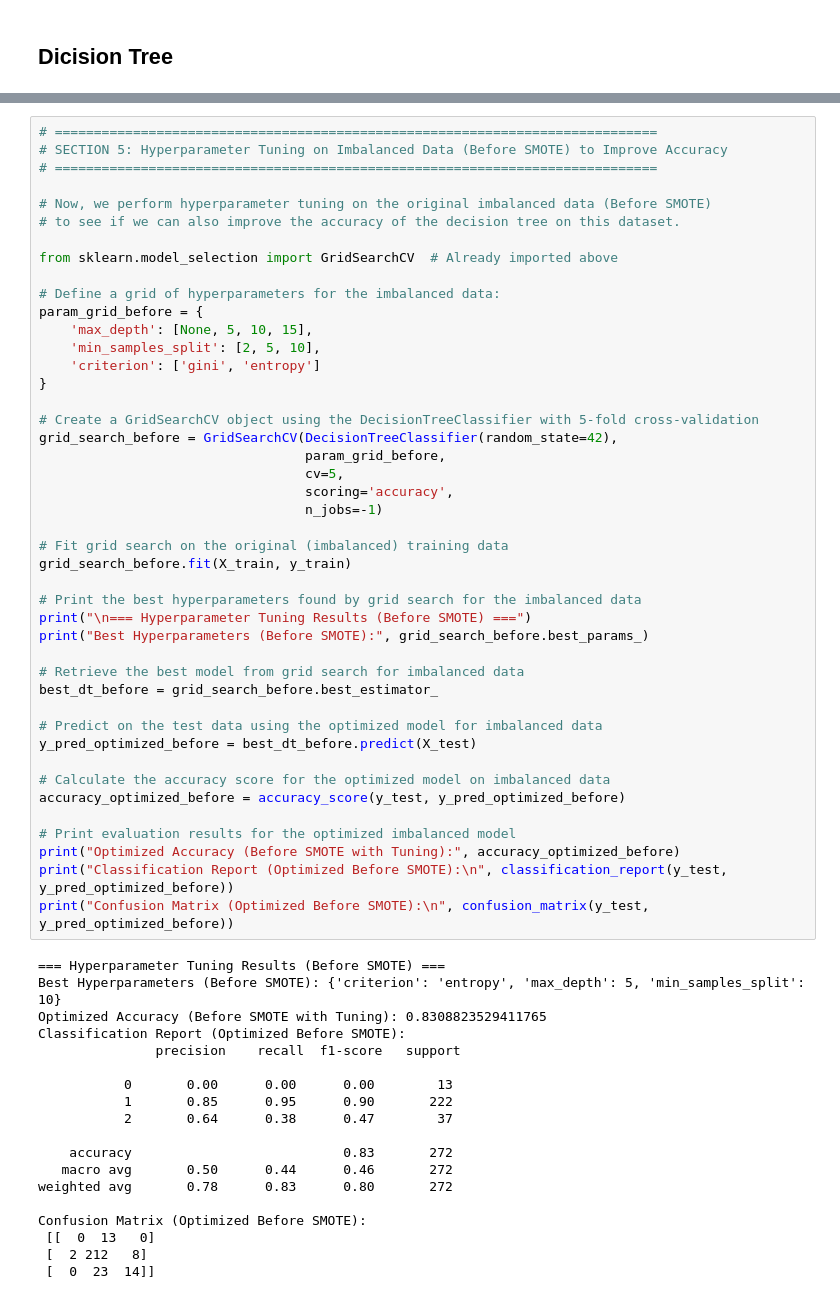
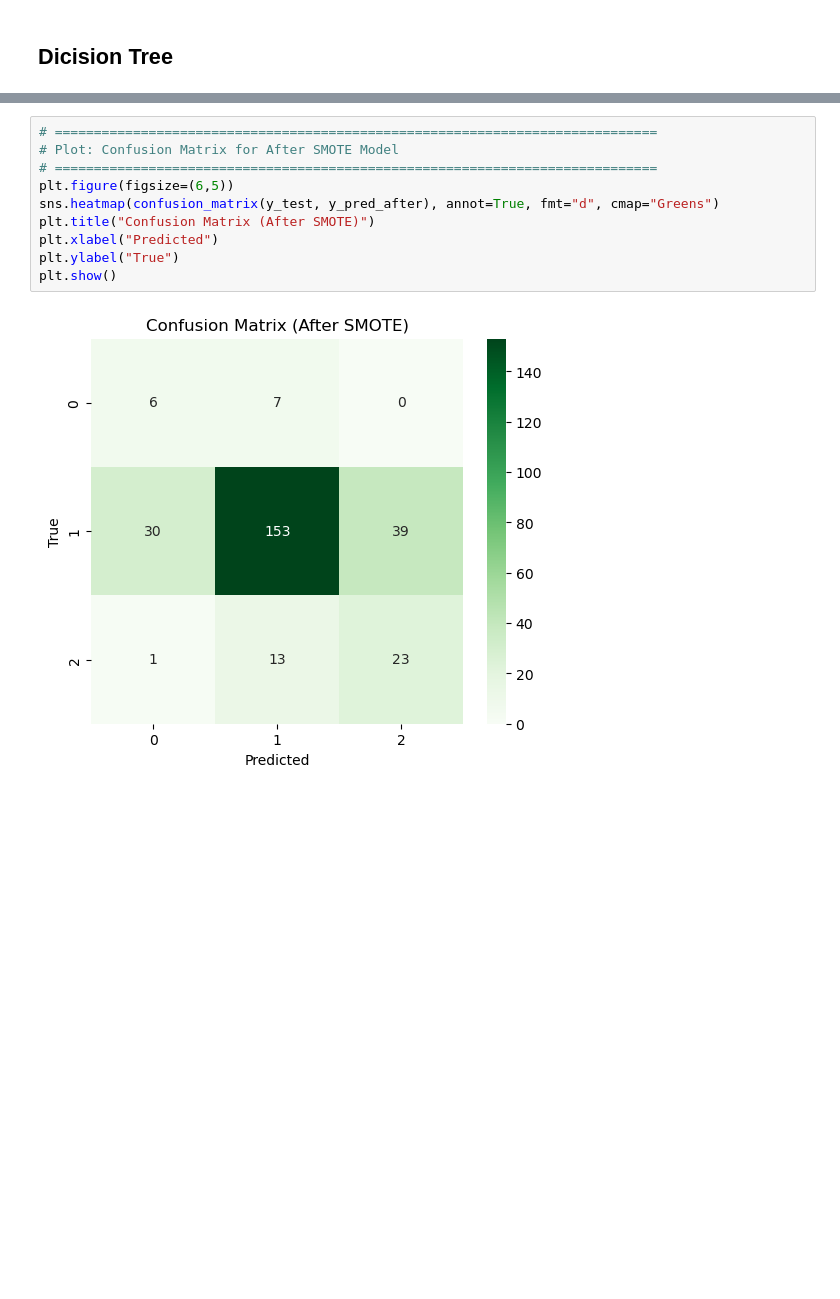
Before and after one commit to dan01240/ds_301, a Jupyter notebook: decision_tree.ipynb, the cells around one changed output, grey strips where cells are left out. Drawn from its saved outputs; the diff is of its cells as text; blank space fills up the shorter version.

```diff
--- a/decision_tree.ipynb
+++ b/decision_tree.ipynb
@@ -652,65 +465,14 @@ Confusion Matrix (Optimal Pruned Model After SMOTE):
 # %%
 # =============================================================================
-# SECTION 5: Hyperparameter Tuning on Imbalanced Data (Before SMOTE) to Improve Accuracy
+# Plot: Confusion Matrix for After SMOTE Model
 # =============================================================================
-
-# Now, we perform hyperparameter tuning on the original imbalanced data (Before SMOTE)
-# to see if we can also improve the accuracy of the decision tree on this dataset.
-
-from sklearn.model_selection import GridSearchCV  # Already imported above
-
-# Define a grid of hyperparameters for the imbalanced data:
-param_grid_before = {
-    'max_depth': [None, 5, 10, 15],
-    'min_samples_split': [2, 5, 10],
-    'criterion': ['gini', 'entropy']
-}
-
-# Create a GridSearchCV object using the DecisionTreeClassifier with 5-fold cross-validation
-grid_search_before = GridSearchCV(DecisionTreeClassifier(random_state=42),
-                                  param_grid_before,
-                                  cv=5,
-                                  scoring='accuracy',
-                                  n_jobs=-1)
-
-# Fit grid search on the original (imbalanced) training data
-grid_search_before.fit(X_train, y_train)
-
-# Print the best hyperparameters found by grid search for the imbalanced data
-print("\n=== Hyperparameter Tuning Results (Before SMOTE) ===")
-print("Best Hyperparameters (Before SMOTE):", grid_search_before.best_params_)
-
-# Retrieve the best model from grid search for imbalanced data
-best_dt_before = grid_search_before.best_estimator_
-
-# Predict on the test data using the optimized model for imbalanced data
-y_pred_optimized_before = best_dt_before.predict(X_test)
-
-# Calculate the accuracy score for the optimized model on imbalanced data
-accuracy_optimized_before = accuracy_score(y_test, y_pred_optimized_before)
-
-# Print evaluation results for the optimized imbalanced model
-print("Optimized Accuracy (Before SMOTE with Tuning):", accuracy_optimized_before)
-print("Classification Report (Optimized Before SMOTE):\n", classification_report(y_test, y_pred_optimized_before))
-print("Confusion Matrix (Optimized Before SMOTE):\n", confusion_matrix(y_test, y_pred_optimized_before))
+plt.figure(figsize=(6,5))
+sns.heatmap(confusion_matrix(y_test, y_pred_after), annot=True, fmt="d", cmap="Greens")
+plt.title("Confusion Matrix (After SMOTE)")
+plt.xlabel("Predicted")
+plt.ylabel("True")
+plt.show()
 # %% [output]
-=== Hyperparameter Tuning Results (Before SMOTE) ===
-Best Hyperparameters (Before SMOTE): {'criterion': 'entropy', 'max_depth': 5, 'min_samples_split': 10}
-Optimized Accuracy (Before SMOTE with Tuning): 0.8308823529411765
-Classification Report (Optimized Before SMOTE):
-               precision    recall  f1-score   support
-
-           0       0.00      0.00      0.00        13
-           1       0.85      0.95      0.90       222
-           2       0.64      0.38      0.47        37
-
-    accuracy                           0.83       272
-   macro avg       0.50      0.44      0.46       272
-weighted avg       0.78      0.83      0.80       272
-
-Confusion Matrix (Optimized Before SMOTE):
- [[  0  13   0]
- [  2 212   8]
- [  0  23  14]]
+[figure, added]
 # %%
 # =============================================================================
```
Also changed, not shown: parts of 13 cells of this notebook.
